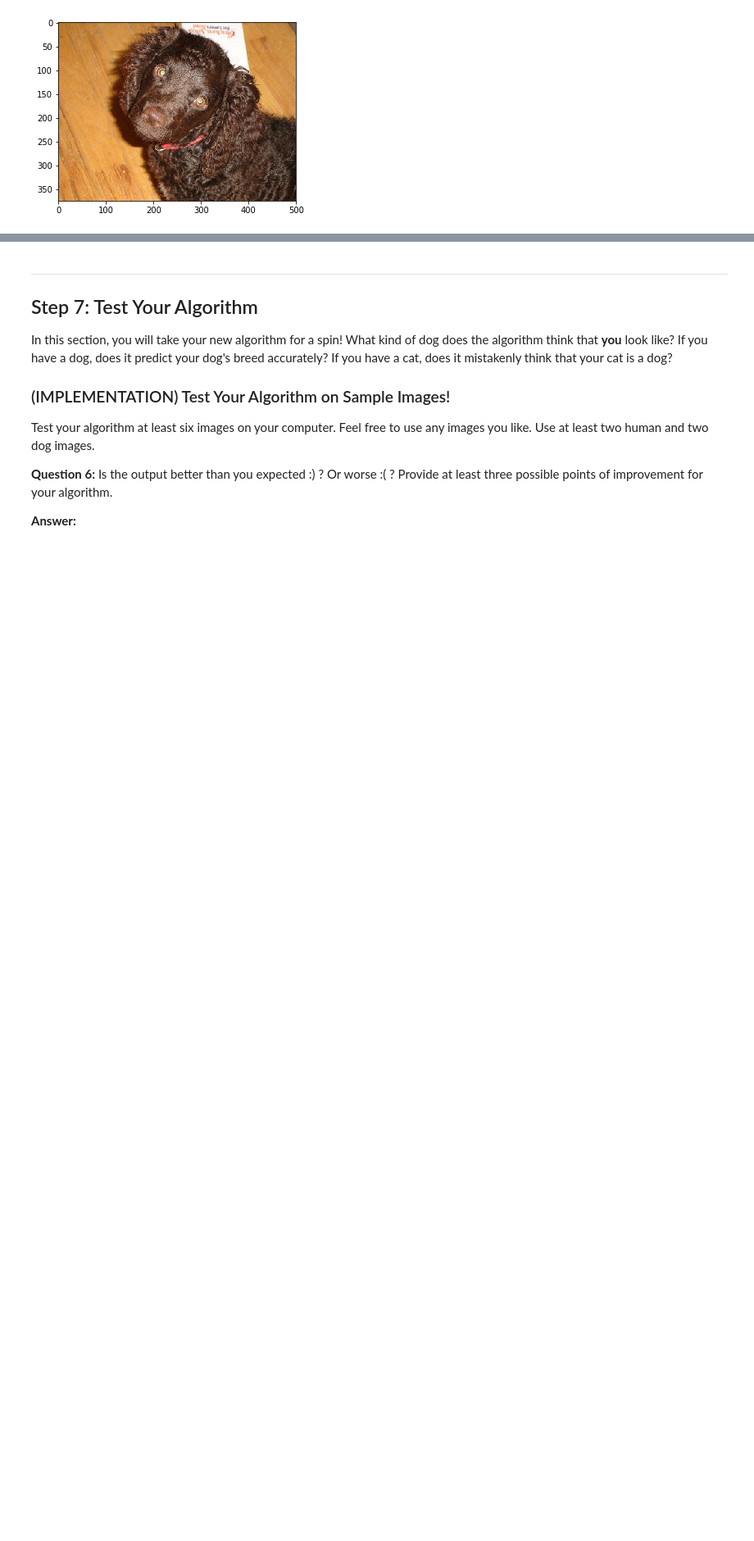
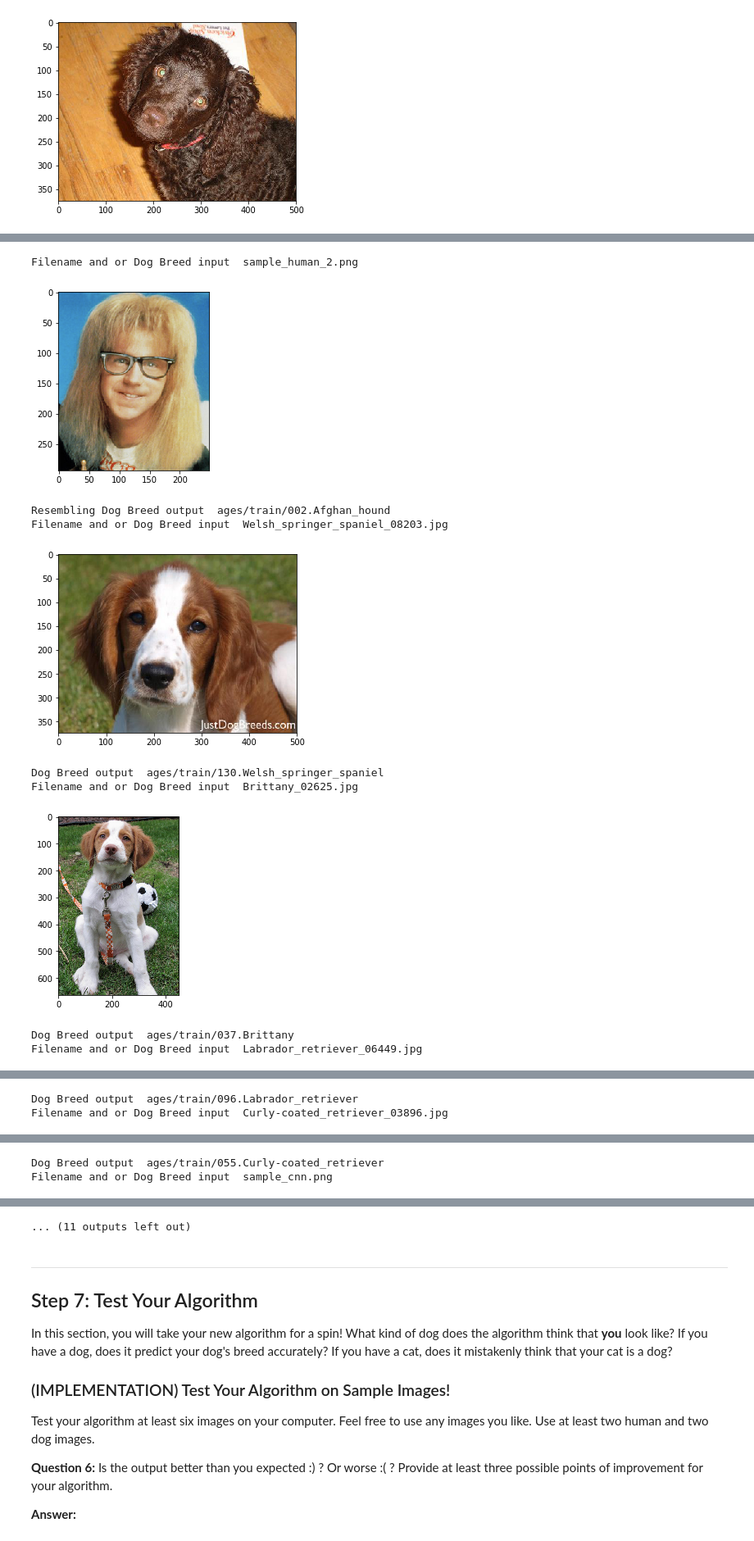
Before and after one commit to carmencampos/dog-breed-classifier, a Jupyter notebook: dog_app.ipynb, the cells around one changed output, grey strips where cells are left out. Shown at 82% size. Drawn from its saved outputs; the diff is of its cells as text; code cells hidden in the pictures; blank space fills up the shorter version.

Commit message:
predict my images

```diff
--- a/dog_app.ipynb
+++ b/dog_app.ipynb
@@ -755,14 +753,0 @@ Dog Breed input  Labrador_retriever_06457.jpg
-# %%
-import os
-from skimage import io
-
-directory = 'dog_images'
-for filename in os.listdir(directory):
-    f = os.path.join(directory, filename)
-    # checking if it is a file
-    if os.path.isfile(f):
-        print('Dog Breed input ', filename)
-        #img = mpimg.imread(f)
-        #plt.imshow(img)
-        #plt.show()
-        print('Dog Breed output ', Resnet50_predict_breed(f))
@@ -792,0 +772,35 @@ This photo looks like an Afghan Hound.
+# %%
+### TODO: Write your algorithm.
+### Feel free to use as many code cells as needed.
+
+def predict_dog_breed(directory):
+    # get all the files in the diretory
+    for filename in os.listdir(directory):
+        f = os.path.join(directory, filename)
+        # checking if it is a file
+        if os.path.isfile(f):
+            print('Filename and or Dog Breed input ', filename)
+            img = mpimg.imread(f)
+            plt.imshow(img)
+            plt.show()
+            # if it detects a dog
+            if dog_detector(f):
+                print('Dog Breed output ', Resnet50_predict_breed(f))
+            # if it detects an human face
+            elif face_detector(f):
+                print('Resembling Dog Breed output ', Resnet50_predict_breed(f))
+            else:
+                print('Not human or dog detected in the image')
+# %%
+predict_dog_breed('images')
+# %% [output]
+Filename and or Dog Breed input  sample_human_2.png
+[figure, added]
+Resembling Dog Breed output  ages/train/002.Afghan_hound
+Filename and or Dog Breed input  Welsh_springer_spaniel_08203.jpg
+[figure, added]
+Dog Breed output  ages/train/130.Welsh_springer_spaniel
+Filename and or Dog Breed input  Brittany_02625.jpg
+[figure, added]
+Dog Breed output  ages/train/037.Brittany
+Filename and or Dog Breed input  Labrador_retriever_06449.jpg
@@ -792,0 +808,2 @@ This photo looks like an Afghan Hound.
+Dog Breed output  ages/train/096.Labrador_retriever
+Filename and or Dog Breed input  Curly-coated_retriever_03896.jpg
@@ -792,0 +811,2 @@ This photo looks like an Afghan Hound.
+Dog Breed output  ages/train/055.Curly-coated_retriever
+Filename and or Dog Breed input  sample_cnn.png
@@ -793,3 +814,4 @@ This photo looks like an Afghan Hound.
+... (11 outputs left out)
 # %% [markdown]
 ---
 <a id='step7'></a>
```
Also changed, not shown: parts of 17 cells of this notebook, 3 other files.
